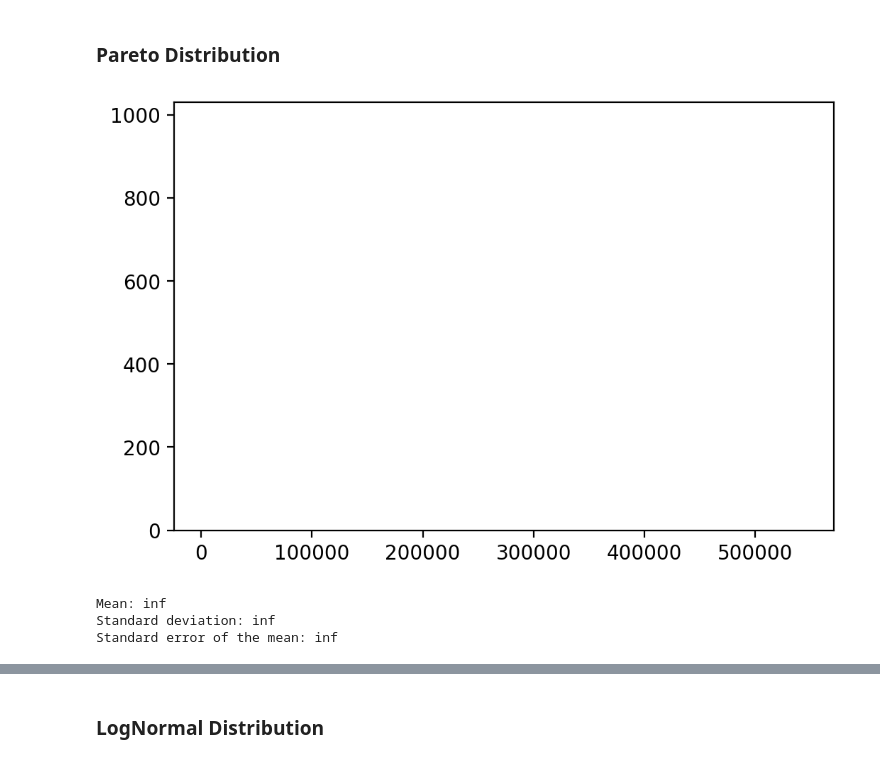
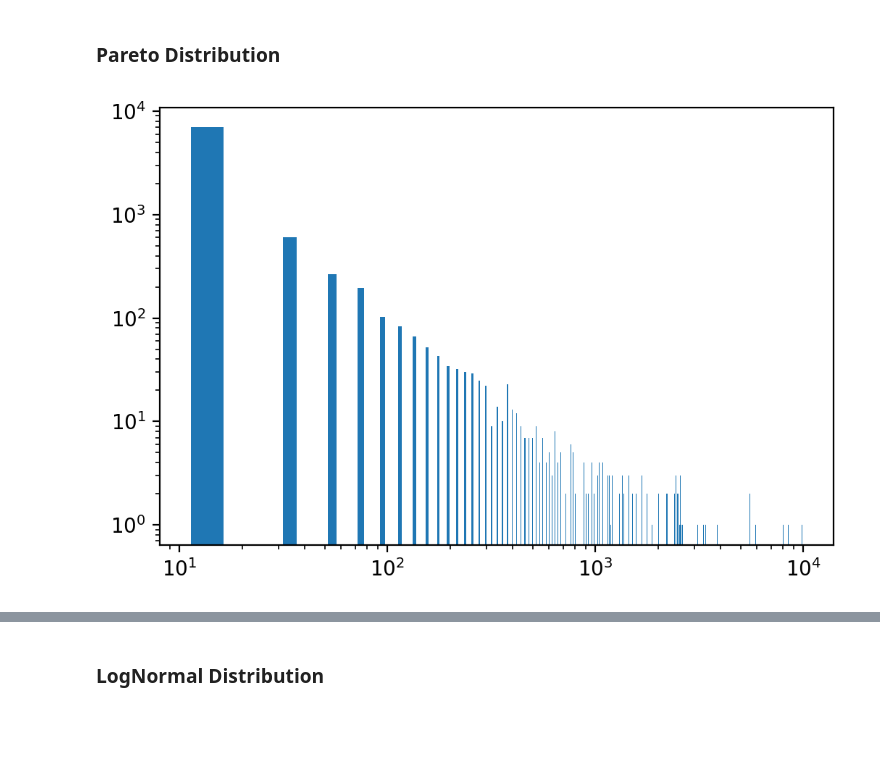
Before and after one commit to natasha0301/02467Assignment1, a Jupyter notebook: 02467 Assignment 1.ipynb, the cells around one changed output, grey strips where cells are left out. Drawn from its saved outputs; the diff is of its cells as text; code cells hidden in the pictures; blank space fills up the shorter version.

```diff
--- a/02467 Assignment 1.ipynb
+++ b/02467 Assignment 1.ipynb
@@ -452,32 +452,37 @@ plt.show()
 # %% [markdown]
 ### Pareto Distribution
 # %%
+import numpy as np
 from scipy.stats import pareto
+import matplotlib.pyplot as plt
+import pandas as pd
+np.random.seed(1)
+a, m = 0.5, 1  # shape and mode
 
-a, m = 0.5, 1  # shape and mode
-P = (np.random.pareto(a, 1000) + 1) * m
+P = (np.random.pareto(a, 10000) + 1) * m
 
 # Plot
-bins = np.linspace(-15,15,100)
-hist, edges = np.histogram(P,bins=100)
+bins = np.linspace(-100,10000,500)
+
+hist, edges = np.histogram(P,bins=bins)
+width = bins[1]-bins[0]
 x=(edges[1:]+edges[:-1])/2
+
 fig,ax=plt.subplots(dpi=200)
-ax.bar(x,hist)
+ax.bar(x,hist,align='edge',width=5)
+#ax.plot(x,hist,marker='.')
+ax.set_yscale('log')
+ax.set_xscale('log')
 plt.show()
 
 # Compute the mean and standard deviation of the Pareto distribution using the scipy.stats module
-mean = pareto.mean(a, loc=0, scale=m)
-std = pareto.std(a, loc=0, scale=m)
+P_df = pd.DataFrame(P)
+pareto_mean = P_df.expanding().mean()
+pareto_sem = P_df.expanding().sem()
+pareto_median = P_df.expanding().median()
 
-# Compute the standard error of the mean of the Pareto distribution
-se = std / np.sqrt(len(P))
+mean = pareto.mean(P,scale=m).mean()
 
-# Print the mean, standard deviation, and standard error of the mean
-print("Mean:", mean)
-print("Standard deviation:", std)
-print("Standard error of the mean:", se)
+std = pd.DataFrame(pareto.std(P, scale=m))
 # %% [output]
-[figure, old version]
+[figure, new version]
-Mean: inf
-Standard deviation: inf
-Standard error of the mean: inf
```
Also changed, not shown: parts of 4 cells of this notebook.
